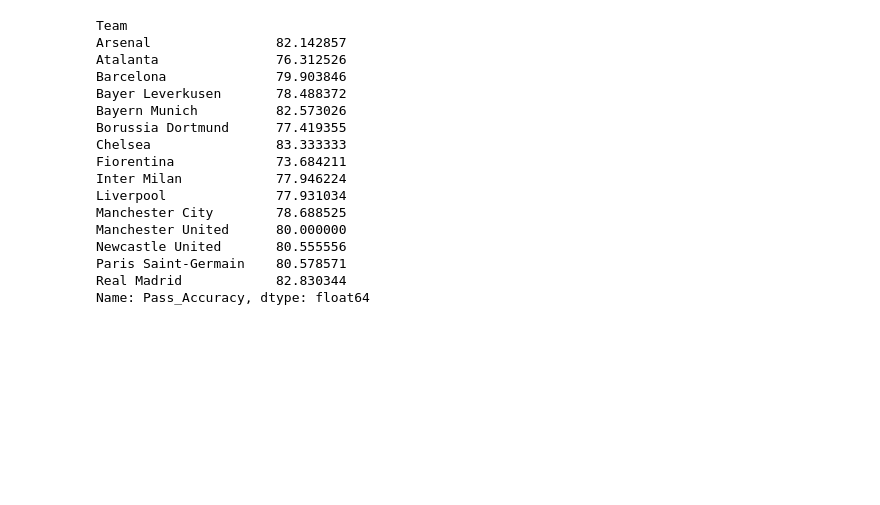
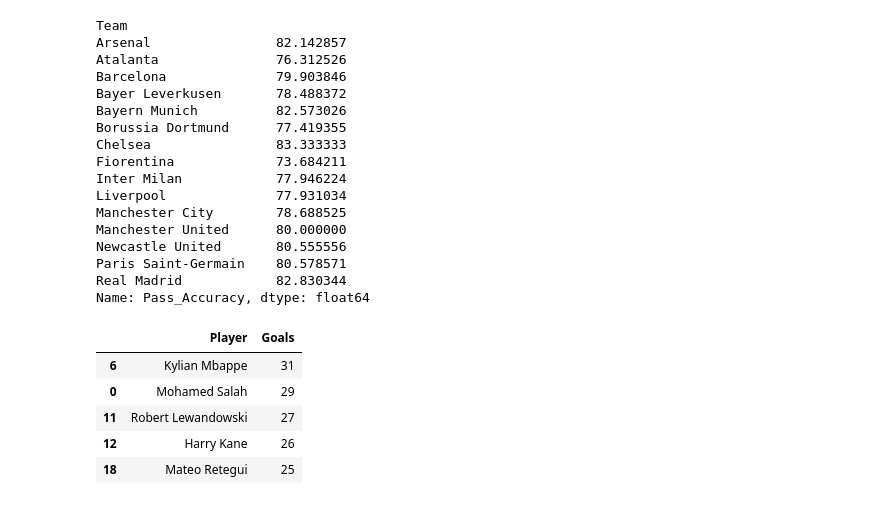
Before and after one commit to nathanaelgetahun/Data-Science-, a Jupyter notebook: Pandas/Pandas_Practice/futball.ipynb, the cells around one changed output. Saved outputs shown, nothing was run; the diff lists cells and outputs as text; code cells hidden in the pictures; blank space fills up the shorter version.

```diff
--- a/Pandas/Pandas_Practice/futball.ipynb
+++ b/Pandas/Pandas_Practice/futball.ipynb
@@ -233,3 +231,12 @@ Newcastle United       80.555556
 Paris Saint-Germain    80.578571
 Real Madrid            82.830344
 Name: Pass_Accuracy, dtype: float64
+# %%
+display(df[["Player","Goals"]].sort_values(by= "Goals", ascending = False).head())
+# %% [output]
+|  | Player | Goals |
+| 6 | Kylian Mbappe | 31 |
+| 0 | Mohamed Salah | 29 |
+| 11 | Robert Lewandowski | 27 |
+| 12 | Harry Kane | 26 |
+| 18 | Mateo Retegui | 25 |
```
Also changed, not shown: parts of 12 cells of this notebook, 1 other file.
